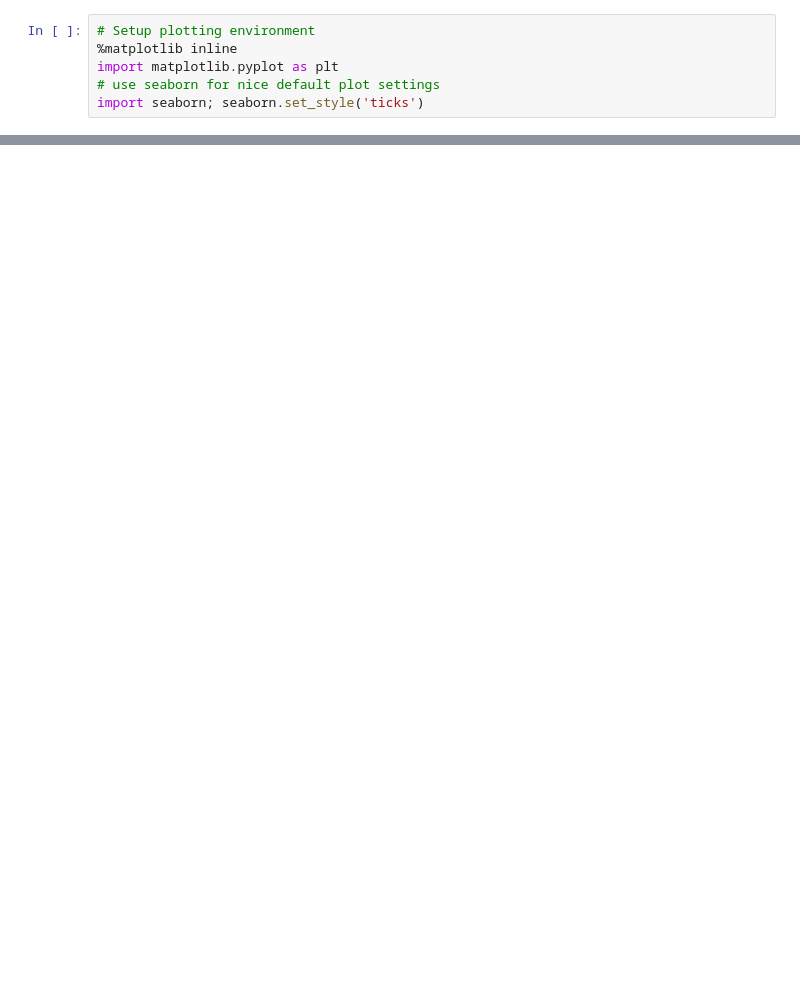
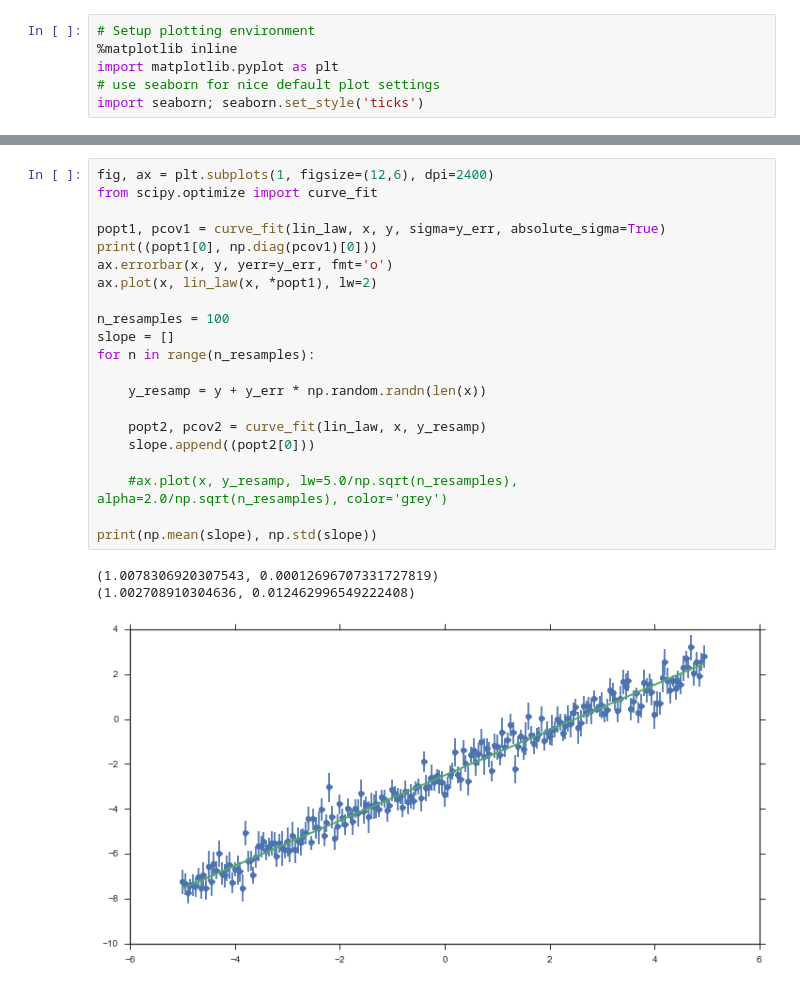
Before and after one commit to jselsing/resampling-within-errors, a Jupyter notebook: resampling within the errors.ipynb, the cells around one changed output, grey strips where cells are left out. Cells and saved outputs as stored; diff of their text form; blank space fills up the shorter version.

```diff
--- a/resampling within the errors.ipynb
+++ b/resampling within the errors.ipynb
@@ -64,0 +39,25 @@ for n in range(n_resamples):
+# %%
+fig, ax = plt.subplots(1, figsize=(12,6), dpi=2400)
+from scipy.optimize import curve_fit
+
+popt1, pcov1 = curve_fit(lin_law, x, y, sigma=y_err, absolute_sigma=True)
+print((popt1[0], np.diag(pcov1)[0]))
+ax.errorbar(x, y, yerr=y_err, fmt='o')
+ax.plot(x, lin_law(x, *popt1), lw=2)
+
+n_resamples = 100
+slope = []
+for n in range(n_resamples):
+
+    y_resamp = y + y_err * np.random.randn(len(x))
+
+    popt2, pcov2 = curve_fit(lin_law, x, y_resamp)
+    slope.append((popt2[0]))
+
+    #ax.plot(x, y_resamp, lw=5.0/np.sqrt(n_resamples), alpha=2.0/np.sqrt(n_resamples), color='grey')
+
+print(np.mean(slope), np.std(slope))
+# %% [output]
+(1.0078306920307543, 0.00012696707331727819)
+(1.002708910304636, 0.012462996549222408)
+[figure, added]
```
Also changed, not shown: parts of 4 cells of this notebook.
